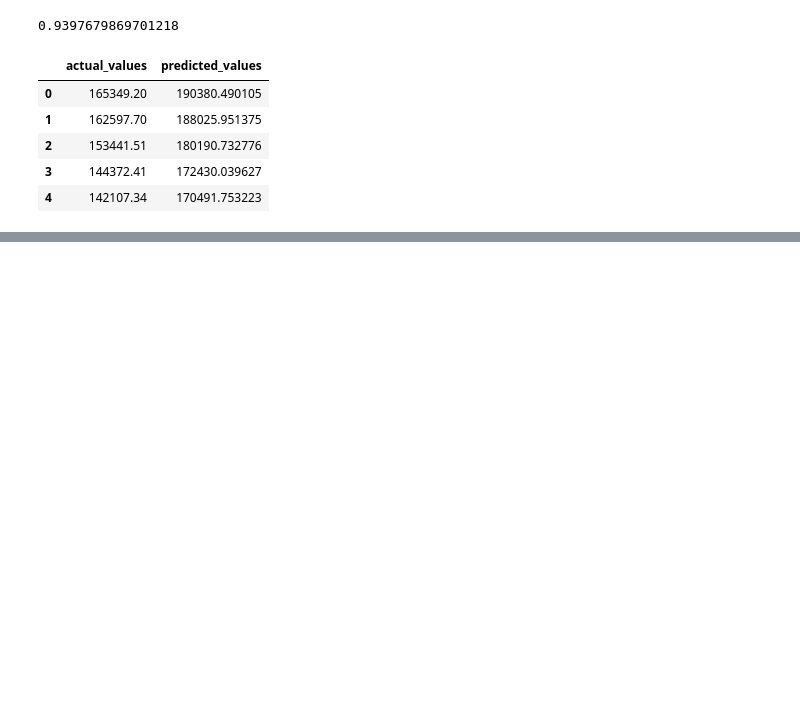
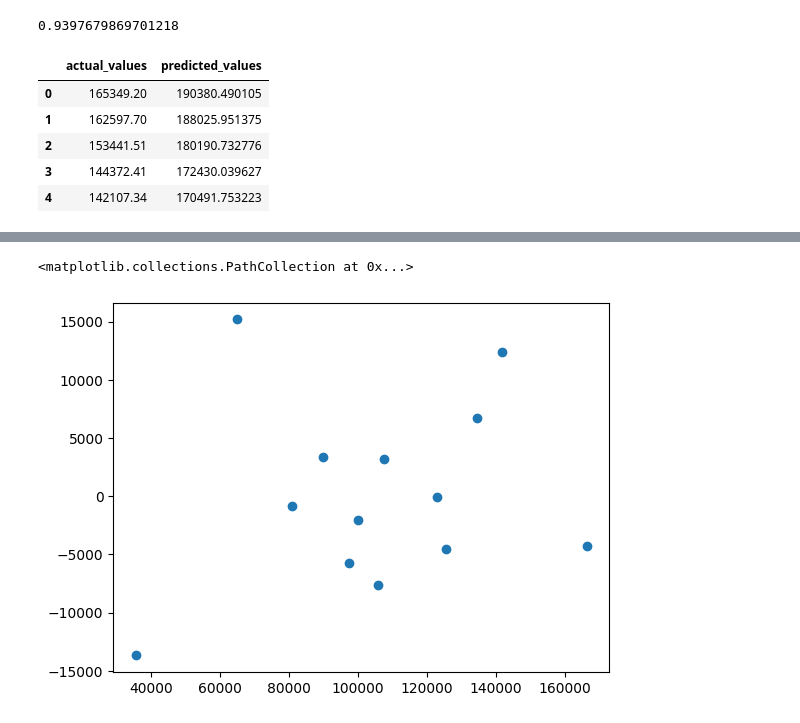
Before and after one commit to Pasha-006/Python, a Jupyter notebook: ML/Regression/_50StartUpcode.ipynb, the cells around one changed output, grey strips where cells are left out. Saved outputs shown, nothing was run; the diff lists cells and outputs as text; code cells hidden in the pictures; blank space fills up the shorter version.

```diff
--- a/ML/Regression/_50StartUpcode.ipynb
+++ b/ML/Regression/_50StartUpcode.ipynb
@@ -210,0 +217,5 @@ results.head()
+# %%
+plt.scatter(y_test,residuals)
+# %% [output]
+<matplotlib.collections.PathCollection at 0x...>
+[figure, added]
```
Also changed, not shown: parts of 1 cell of this notebook.
